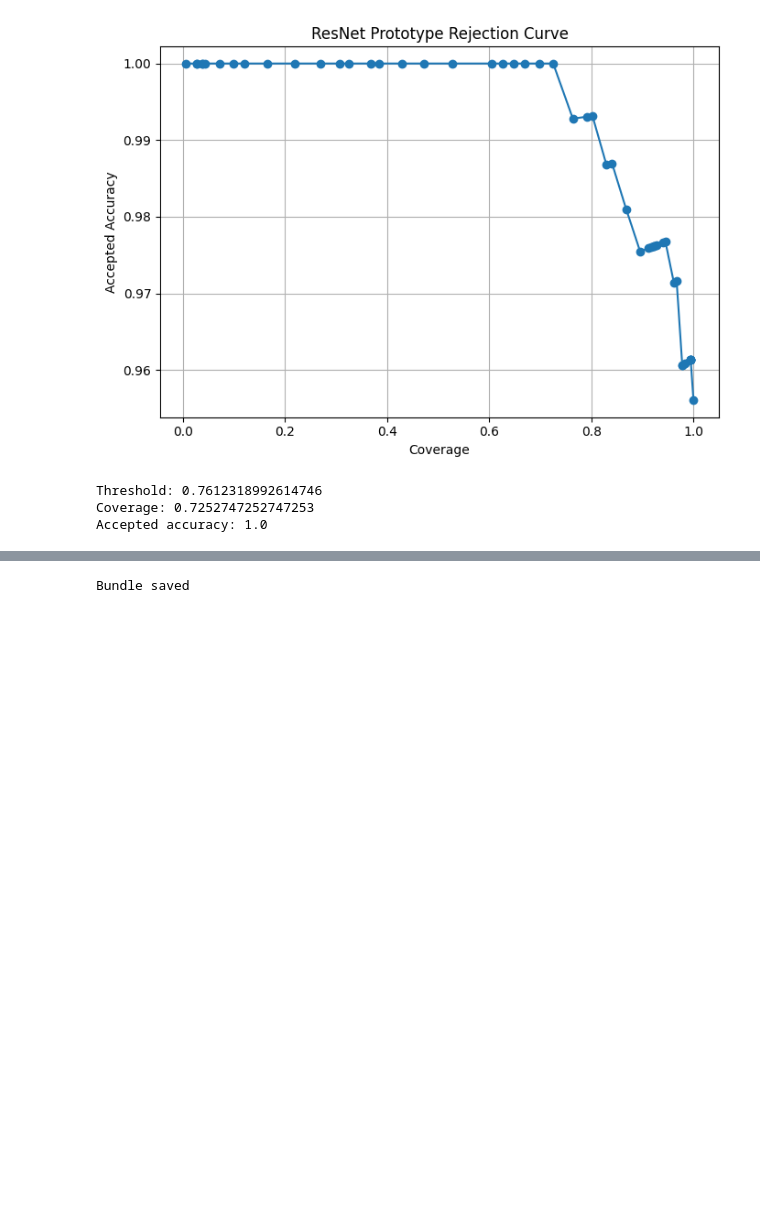
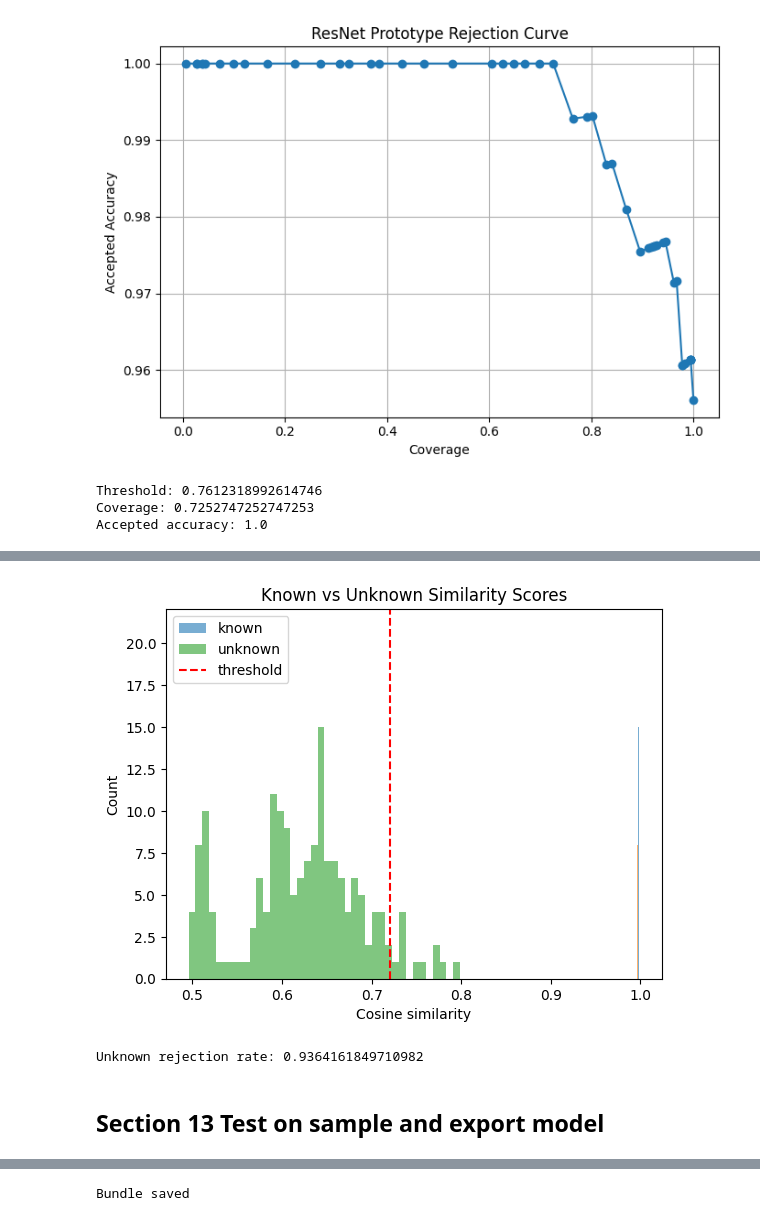
Before and after one commit to Tseng0318/ENDG511project, a Jupyter notebook: david_solution.ipynb, the cells around one changed output, grey strips where cells are left out. Cells and saved outputs as stored; diff of their text form; code cells hidden in the pictures; blank space fills up the shorter version.

Commit message:
add unknown dataset and compute new threshold

```diff
--- a/david_solution.ipynb
+++ b/david_solution.ipynb
@@ -3183,0 +3152,14 @@ def predict_single_image(image_path):
+# %%
+UNKNOWN_DIR = DATA_ROOT / "unknown_val"
+unknown_dataset = ImageFolder(
+    root=UNKNOWN_DIR,
+    transform=eval_tf
+)
+
+unknown_loader = DataLoader(
+    unknown_dataset,
+    batch_size=32,
+    shuffle=False
+)
+
+print("Unknown samples:", len(unknown_dataset))
@@ -3183,0 +3168,8 @@ def predict_single_image(image_path):
+# %%
+Z_unknown, _ = extract_embeddings(
+    resnet_feat_extractor,
+    unknown_loader,
+    DEVICE
+)
+
+print(Z_unknown.shape) # ([173, 512])
@@ -3183,0 +3178,8 @@ def predict_single_image(image_path):
+# %%
+Z_unknown_l2 = l2_normalize_torch(Z_unknown)
+# %%
+unknown_scores = Z_unknown_l2 @ prototypes.T
+
+unknown_max_scores, _ = unknown_scores.max(dim=1)
+
+unknown_max_scores = unknown_max_scores.cpu().numpy()
@@ -3183,0 +3259,23 @@ def predict_single_image(image_path):
+# %%
+final_threshold = 0.72
+plt.hist(val_scores.numpy(), bins=40, alpha=0.6, label="known")
+plt.hist(unknown_max_scores, bins=40, alpha=0.6, label="unknown")
+
+plt.axvline(final_threshold, color="red", linestyle="--", label="threshold")
+
+plt.legend()
+plt.title("Known vs Unknown Similarity Scores")
+plt.xlabel("Cosine similarity")
+plt.ylabel("Count")
+
+plt.show()
+# %% [output]
+[figure, added]
+# %%
+unknown_reject_rate = (unknown_max_scores < final_threshold).mean()
+
+print("Unknown rejection rate:", unknown_reject_rate)
+# %% [output]
+Unknown rejection rate: 0.9364161849710982
+# %% [markdown]
+## Section 13 Test on sample and export model
```
Also changed, not shown: parts of 14 cells of this notebook.
